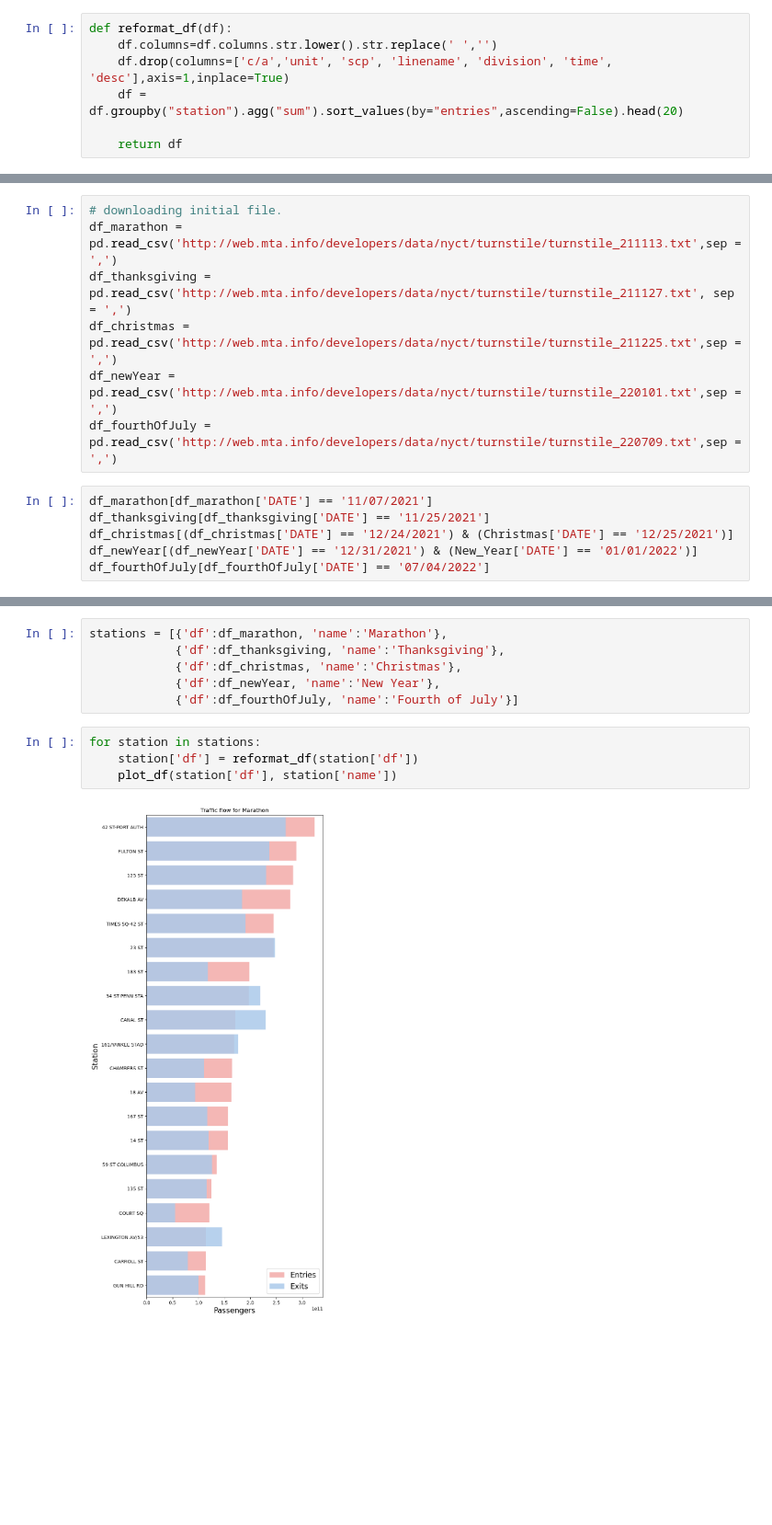
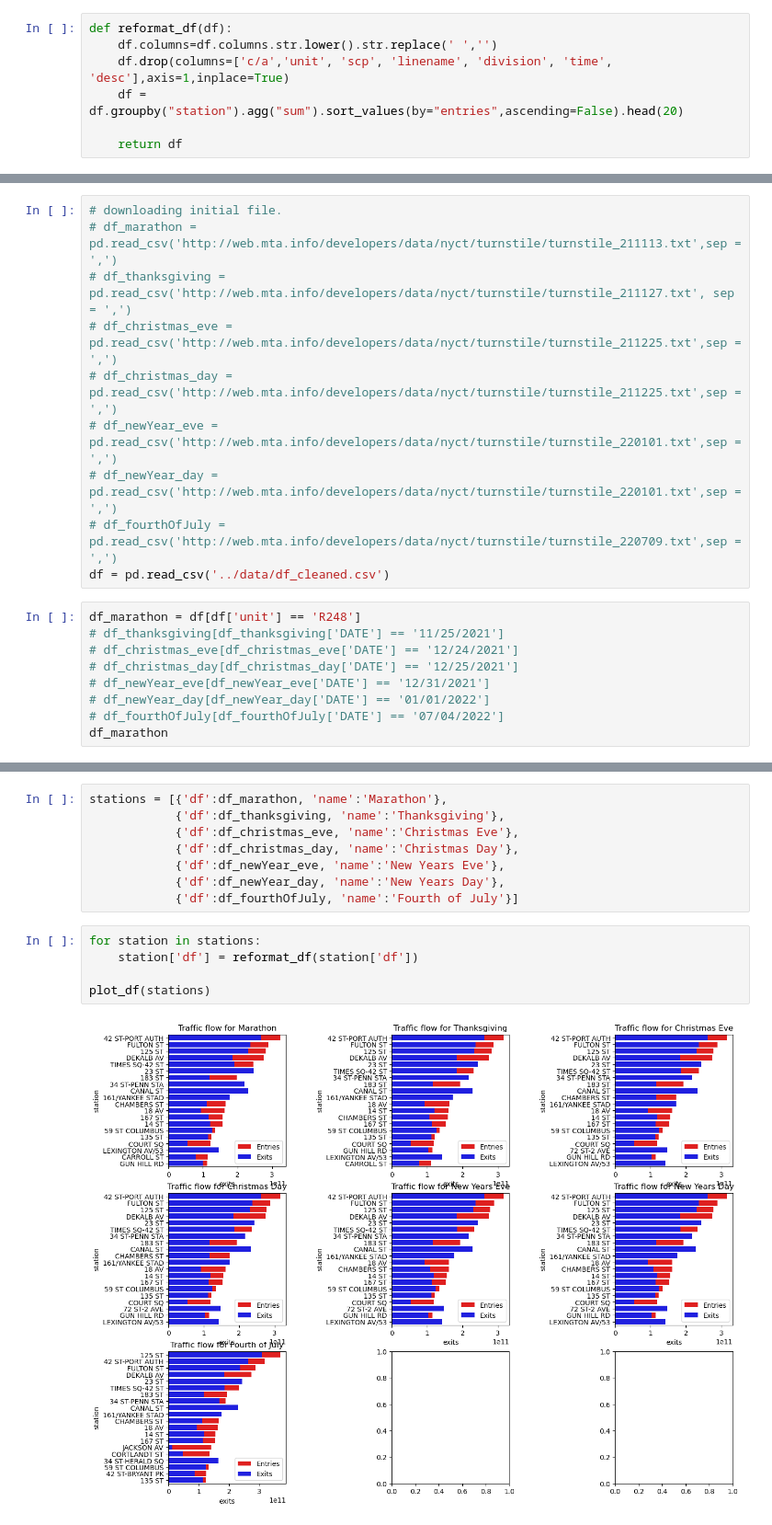
Before and after one commit to lmarett8/nyc_subway_traffic, a Jupyter notebook: notebooks/05_Holidays.ipynb, the cells around one changed output, grey strips where cells are left out. Shown: that part at 92% size. Drawn from its saved outputs; the diff is of its cells as text; blank space fills up the shorter version.

```diff
--- a/notebooks/05_Holidays.ipynb
+++ b/notebooks/05_Holidays.ipynb
@@ -37,14 +44,20 @@ def plot_df(df, name):
 # %%
 # downloading initial file.
-df_marathon = pd.read_csv('http://web.mta.info/developers/data/nyct/turnstile/turnstile_211113.txt',sep = ',')
-df_thanksgiving = pd.read_csv('http://web.mta.info/developers/data/nyct/turnstile/turnstile_211127.txt', sep = ',')
-df_christmas = pd.read_csv('http://web.mta.info/developers/data/nyct/turnstile/turnstile_211225.txt',sep = ',')
-df_newYear = pd.read_csv('http://web.mta.info/developers/data/nyct/turnstile/turnstile_220101.txt',sep = ',')
-df_fourthOfJuly = pd.read_csv('http://web.mta.info/developers/data/nyct/turnstile/turnstile_220709.txt',sep = ',')
+# df_marathon = pd.read_csv('http://web.mta.info/developers/data/nyct/turnstile/turnstile_211113.txt',sep = ',')
+# df_thanksgiving = pd.read_csv('http://web.mta.info/developers/data/nyct/turnstile/turnstile_211127.txt', sep = ',')
+# df_christmas_eve = pd.read_csv('http://web.mta.info/developers/data/nyct/turnstile/turnstile_211225.txt',sep = ',')
+# df_christmas_day = pd.read_csv('http://web.mta.info/developers/data/nyct/turnstile/turnstile_211225.txt',sep = ',')
+# df_newYear_eve = pd.read_csv('http://web.mta.info/developers/data/nyct/turnstile/turnstile_220101.txt',sep = ',')
+# df_newYear_day = pd.read_csv('http://web.mta.info/developers/data/nyct/turnstile/turnstile_220101.txt',sep = ',')
+# df_fourthOfJuly = pd.read_csv('http://web.mta.info/developers/data/nyct/turnstile/turnstile_220709.txt',sep = ',')
+df = pd.read_csv('../data/df_cleaned.csv')
 # %%
-df_marathon[df_marathon['DATE'] == '11/07/2021']
-df_thanksgiving[df_thanksgiving['DATE'] == '11/25/2021']
-df_christmas[(df_christmas['DATE'] == '12/24/2021') & (Christmas['DATE'] == '12/25/2021')]
-df_newYear[(df_newYear['DATE'] == '12/31/2021') & (New_Year['DATE'] == '01/01/2022')]
-df_fourthOfJuly[df_fourthOfJuly['DATE'] == '07/04/2022']
+df_marathon = df[df['unit'] == 'R248']
+# df_thanksgiving[df_thanksgiving['DATE'] == '11/25/2021']
+# df_christmas_eve[df_christmas_eve['DATE'] == '12/24/2021']
+# df_christmas_day[df_christmas_day['DATE'] == '12/25/2021']
+# df_newYear_eve[df_newYear_eve['DATE'] == '12/31/2021']
+# df_newYear_day[df_newYear_day['DATE'] == '01/01/2022']
+# df_fourthOfJuly[df_fourthOfJuly['DATE'] == '07/04/2022']
+df_marathon
 # %% [output]
@@ -64,12 +77,15 @@ df_fourthOfJuly[df_fourthOfJuly['DATE'] == '07/04/2022']
 # %%
 stations = [{'df':df_marathon, 'name':'Marathon'},
             {'df':df_thanksgiving, 'name':'Thanksgiving'},
-            {'df':df_christmas, 'name':'Christmas'},
-            {'df':df_newYear, 'name':'New Year'},
+            {'df':df_christmas_eve, 'name':'Christmas Eve'},
+            {'df':df_christmas_day, 'name':'Christmas Day'},
+            {'df':df_newYear_eve, 'name':'New Years Eve'},
+            {'df':df_newYear_day, 'name':'New Years Day'},
             {'df':df_fourthOfJuly, 'name':'Fourth of July'}]
 # %%
 for station in stations:
     station['df'] = reformat_df(station['df'])
-    plot_df(station['df'], station['name'])
+
+plot_df(stations)
 # %% [output]
-[figure, old version]
+[figure, new version]
```
Also changed, not shown: parts of 14 cells of this notebook.
